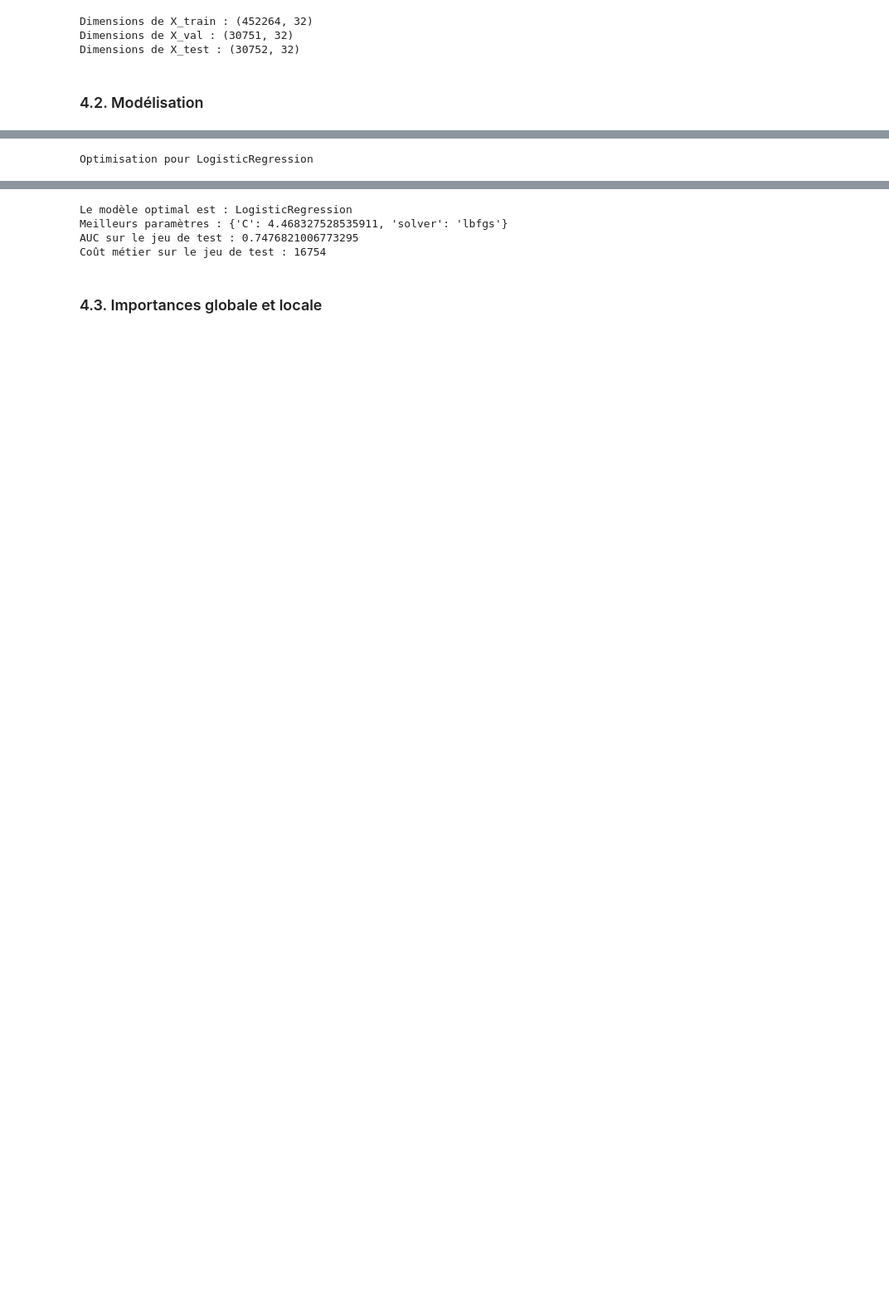
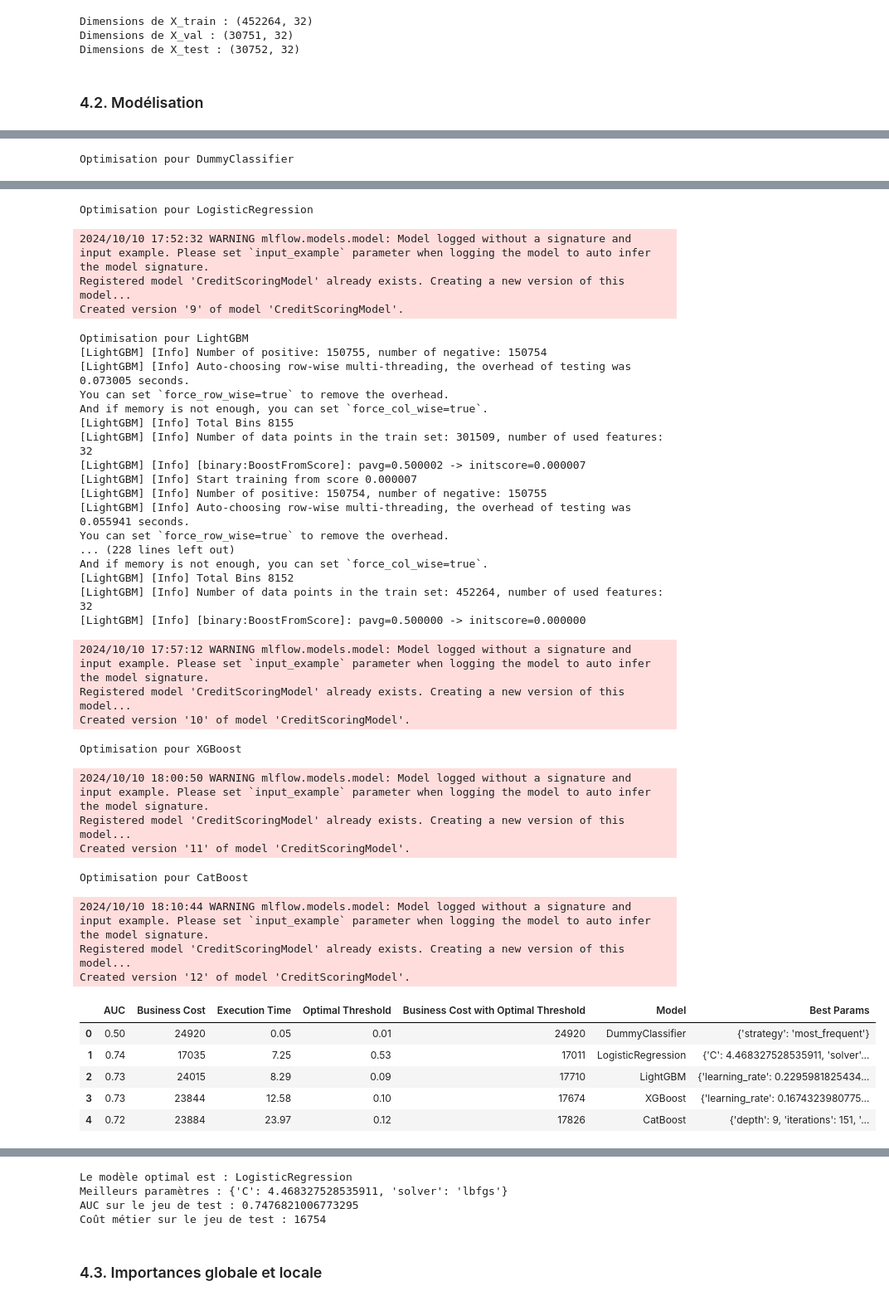
Before and after one commit to AmiraBah/projet7, a Jupyter notebook: modelisation/Bahou_Amira_2_notebook_modélisation_092024.ipynb, the cells around one changed output, grey strips where cells are left out. Shown at 83% size. Cells and saved outputs as stored; diff of their text form; code cells hidden in the pictures; blank space fills up the shorter version.

```diff
--- a/modelisation/Bahou_Amira_2_notebook_modélisation_092024.ipynb
+++ b/modelisation/Bahou_Amira_2_notebook_modélisation_092024.ipynb
@@ -609,9 +589,9 @@ def evaluate_model(model, X_train, y_train, X_val, y_val, threshold=0.5):
     model.fit(X_train, y_train)
     y_val_pred_proba = model.predict_proba(X_val)[:, 1]
 
-    auc_score = roc_auc_score(y_val, y_val_pred_proba)
+    auc_score = round(roc_auc_score(y_val, y_val_pred_proba), 2)
     business_cost = business_score(y_val, y_val_pred_proba, threshold=threshold)
-    exec_time = time.time() - start_time
+    exec_time = round(time.time() - start_time, 2)
 
     return {
         'AUC': auc_score,
@@ -636,15 +616,18 @@ def find_optimal_threshold(model, X_val, y_val, fn_cost=10, fp_cost=1):
 
 # Modèles à tester
 models = {
+    'DummyClassifier': DummyClassifier(strategy='stratified'),
     'LogisticRegression': LogisticRegression(max_iter=1000),
     'LightGBM': LGBMClassifier(),
     'XGBoost': XGBClassifier(eval_metric='auc'),
-    'CatBoost': CatBoostClassifier(silent=True),
-    'Dummy': DummyClassifier(strategy='stratified')
+    'CatBoost': CatBoostClassifier(silent=True)
 }
 
 # Paramètres à tester pour chaque modèle avec RandomizedSearchCV
 param_dist = {
+    'DummyClassifier': {
+        'strategy': ['stratified', 'most_frequent']
+    },
     'LogisticRegression': {
         'C': uniform(0.01, 10),
         'solver': ['lbfgs', 'liblinear']
@@ -663,9 +646,6 @@ param_dist = {
         'depth': randint(3, 10),
         'learning_rate': uniform(0.01, 0.3),
         'iterations': randint(100, 200)
-    },
-    'Dummy': {
-        'strategy': ['stratified', 'most_frequent']
     }
 }
 
@@ -674,6 +654,7 @@ results = []
 
 
 # Initialiser l'expérience MLflow
+mlflow.set_tracking_uri("file:./mlruns")
 mlflow.set_experiment('credit_scoring_experiment')
 
 # Boucle sur les modèles
@@ -725,4 +706,4 @@ for model_name, model in models.items():
 df_results = pd.DataFrame(results)
 df_results
 # %% [output]
-Optimisation pour LogisticRegression
+Optimisation pour DummyClassifier
@@ -729,0 +713,38 @@ KeyboardInterrupt:
+Optimisation pour LogisticRegression
+2024/10/10 17:52:32 WARNING mlflow.models.model: Model logged without a signature and input example. Please set `input_example` parameter when logging the model to auto infer the model signature.
+Registered model 'CreditScoringModel' already exists. Creating a new version of this model...
+Created version '9' of model 'CreditScoringModel'.
+Optimisation pour LightGBM
+[LightGBM] [Info] Number of positive: 150755, number of negative: 150754
+[LightGBM] [Info] Auto-choosing row-wise multi-threading, the overhead of testing was 0.073005 seconds.
+You can set `force_row_wise=true` to remove the overhead.
+And if memory is not enough, you can set `force_col_wise=true`.
+[LightGBM] [Info] Total Bins 8155
+[LightGBM] [Info] Number of data points in the train set: 301509, number of used features: 32
+[LightGBM] [Info] [binary:BoostFromScore]: pavg=0.500002 -> initscore=0.000007
+[LightGBM] [Info] Start training from score 0.000007
+[LightGBM] [Info] Number of positive: 150754, number of negative: 150755
+[LightGBM] [Info] Auto-choosing row-wise multi-threading, the overhead of testing was 0.055941 seconds.
+You can set `force_row_wise=true` to remove the overhead.
+... (228 lines left out)
+And if memory is not enough, you can set `force_col_wise=true`.
+[LightGBM] [Info] Total Bins 8152
+[LightGBM] [Info] Number of data points in the train set: 452264, number of used features: 32
+[LightGBM] [Info] [binary:BoostFromScore]: pavg=0.500000 -> initscore=0.000000
+2024/10/10 17:57:12 WARNING mlflow.models.model: Model logged without a signature and input example. Please set `input_example` parameter when logging the model to auto infer the model signature.
+Registered model 'CreditScoringModel' already exists. Creating a new version of this model...
+Created version '10' of model 'CreditScoringModel'.
+Optimisation pour XGBoost
+2024/10/10 18:00:50 WARNING mlflow.models.model: Model logged without a signature and input example. Please set `input_example` parameter when logging the model to auto infer the model signature.
+Registered model 'CreditScoringModel' already exists. Creating a new version of this model...
+Created version '11' of model 'CreditScoringModel'.
+Optimisation pour CatBoost
+2024/10/10 18:10:44 WARNING mlflow.models.model: Model logged without a signature and input example. Please set `input_example` parameter when logging the model to auto infer the model signature.
+Registered model 'CreditScoringModel' already exists. Creating a new version of this model...
+Created version '12' of model 'CreditScoringModel'.
+|  | AUC | Business Cost | Execution Time | Optimal Threshold | Business Cost with Optimal Threshold | Model | Best Params |
+| 0 | 0.50 | 24920 | 0.05 | 0.01 | 24920 | DummyClassifier | {'strategy': 'most_frequent'} |
+| 1 | 0.74 | 17035 | 7.25 | 0.53 | 17011 | LogisticRegression | {'C': 4.468327528535911, 'solver'... |
+| 2 | 0.73 | 24015 | 8.29 | 0.09 | 17710 | LightGBM | {'learning_rate': 0.2295981825434... |
+| 3 | 0.73 | 23844 | 12.58 | 0.10 | 17674 | XGBoost | {'learning_rate': 0.1674323980775... |
+| 4 | 0.72 | 23884 | 23.97 | 0.12 | 17826 | CatBoost | {'depth': 9, 'iterations': 151, '... |
```
Also changed, not shown: parts of 64 cells of this notebook, 25 other files.
